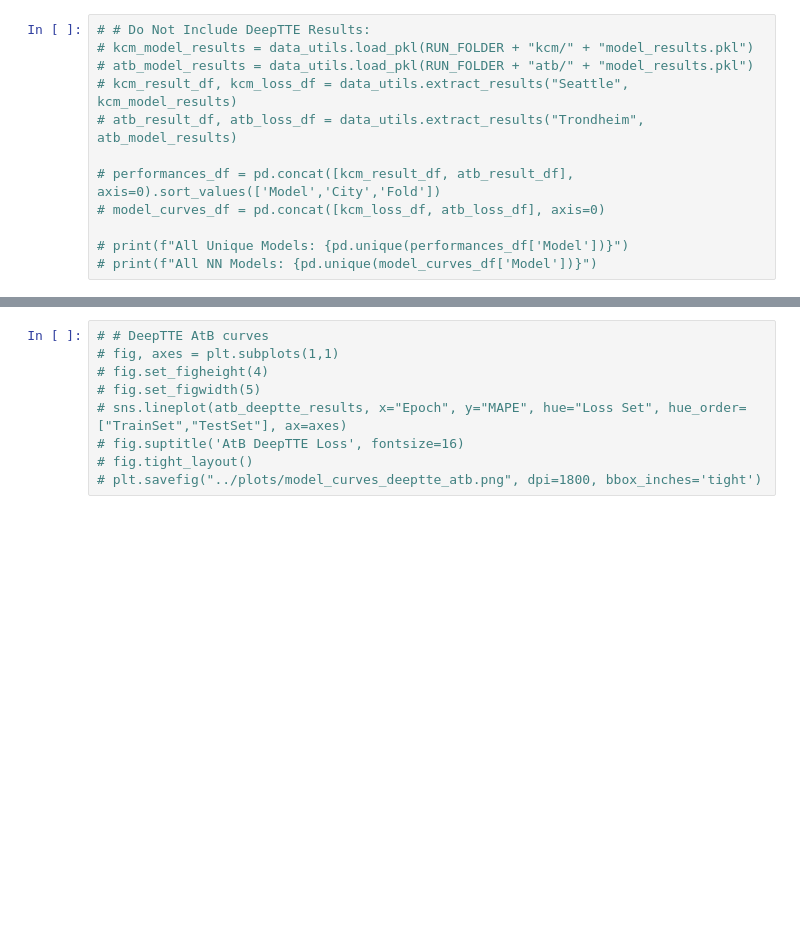
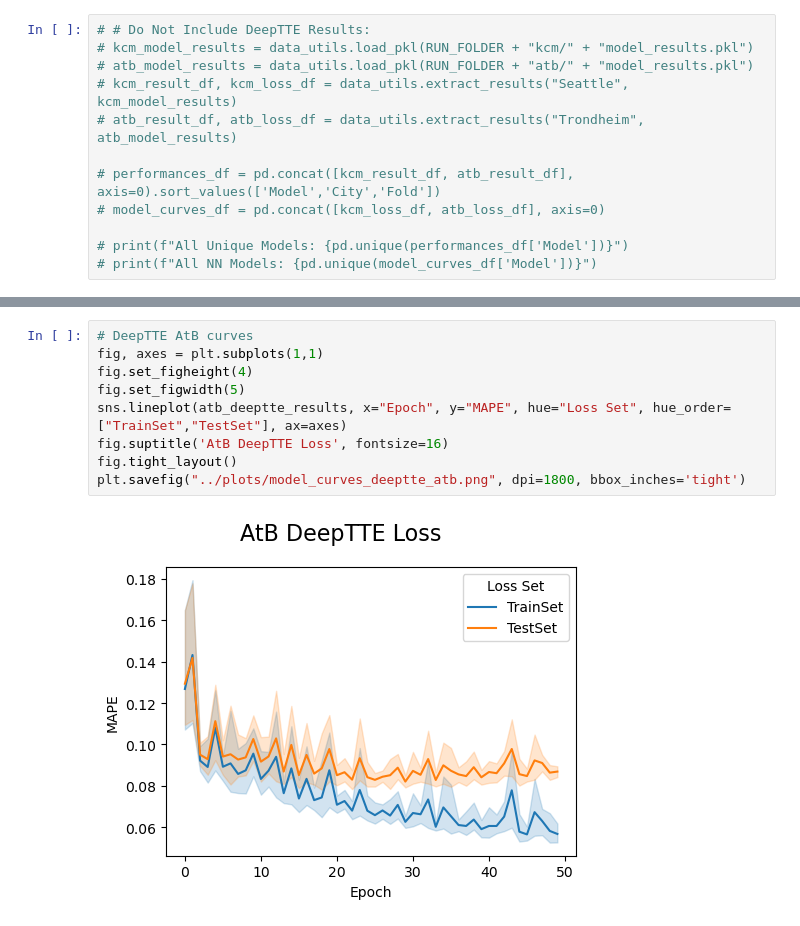
Before and after one commit to zackAemmer/generalizable_travel_times, a Jupyter notebook: src/explore_results.ipynb, the cells around one changed output, grey strips where cells are left out. Cells and saved outputs as stored; diff of their text form; blank space fills up the shorter version.

```diff
--- a/src/explore_results.ipynb
+++ b/src/explore_results.ipynb
@@ -62,12 +57,14 @@ print(f"All NN Models: {pd.unique(model_curves_df['Model'])}")
 # %%
-# # DeepTTE AtB curves
-# fig, axes = plt.subplots(1,1)
-# fig.set_figheight(4)
-# fig.set_figwidth(5)
-# sns.lineplot(atb_deeptte_results, x="Epoch", y="MAPE", hue="Loss Set", hue_order=["TrainSet","TestSet"], ax=axes)
-# fig.suptitle('AtB DeepTTE Loss', fontsize=16)
-# fig.tight_layout()
-# plt.savefig("../plots/model_curves_deeptte_atb.png", dpi=1800, bbox_inches='tight')
+# DeepTTE AtB curves
+fig, axes = plt.subplots(1,1)
+fig.set_figheight(4)
+fig.set_figwidth(5)
+sns.lineplot(atb_deeptte_results, x="Epoch", y="MAPE", hue="Loss Set", hue_order=["TrainSet","TestSet"], ax=axes)
+fig.suptitle('AtB DeepTTE Loss', fontsize=16)
+fig.tight_layout()
+plt.savefig("../plots/model_curves_deeptte_atb.png", dpi=1800, bbox_inches='tight')
+# %% [output]
+[figure, added]
 # %%
 plot_data = performances_df[performances_df['City']=="Seattle"]
 fig, axes = plt.subplots(3,1)
```
Also changed, not shown: parts of 8 cells of this notebook, 4 other files.
